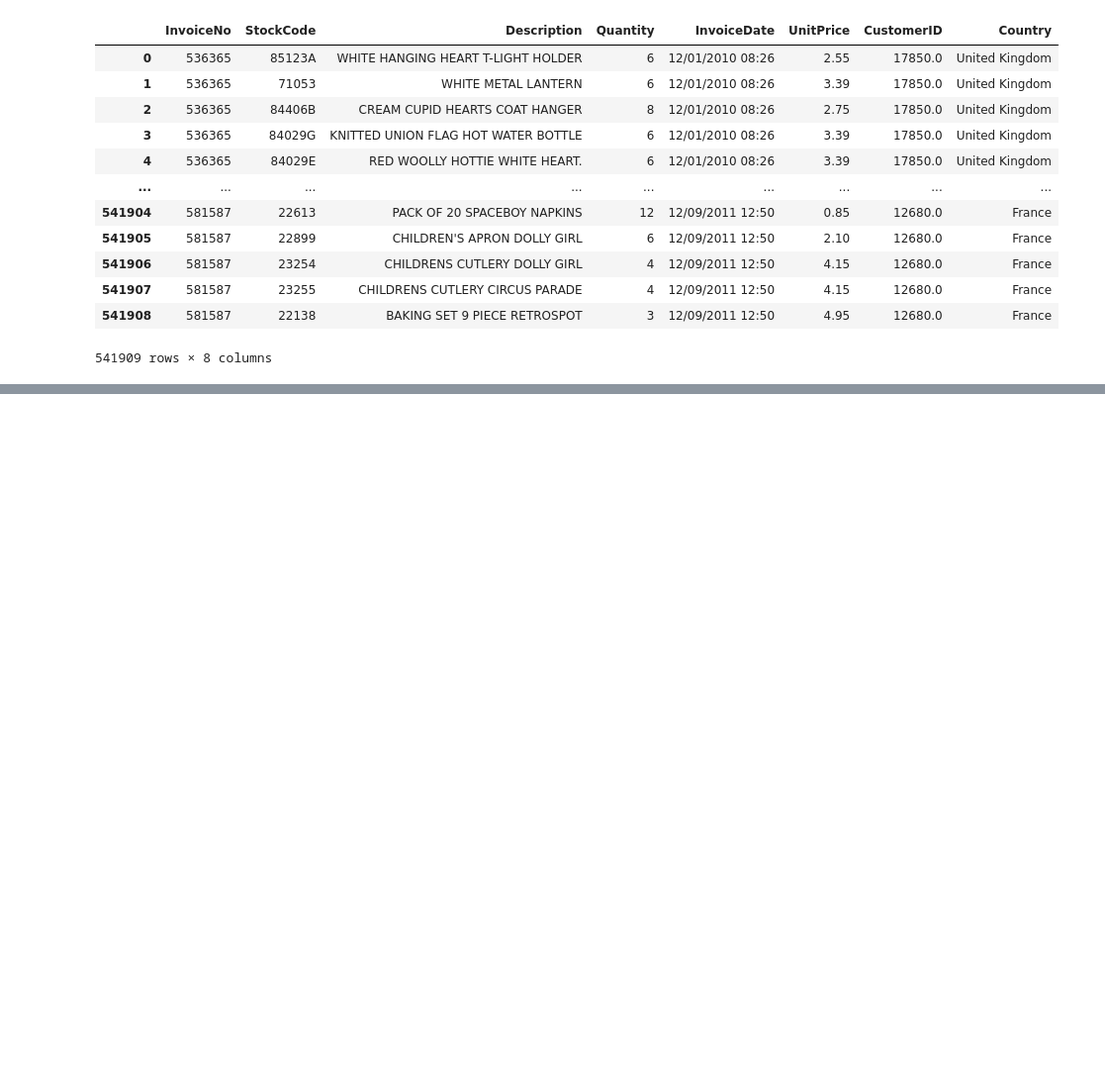
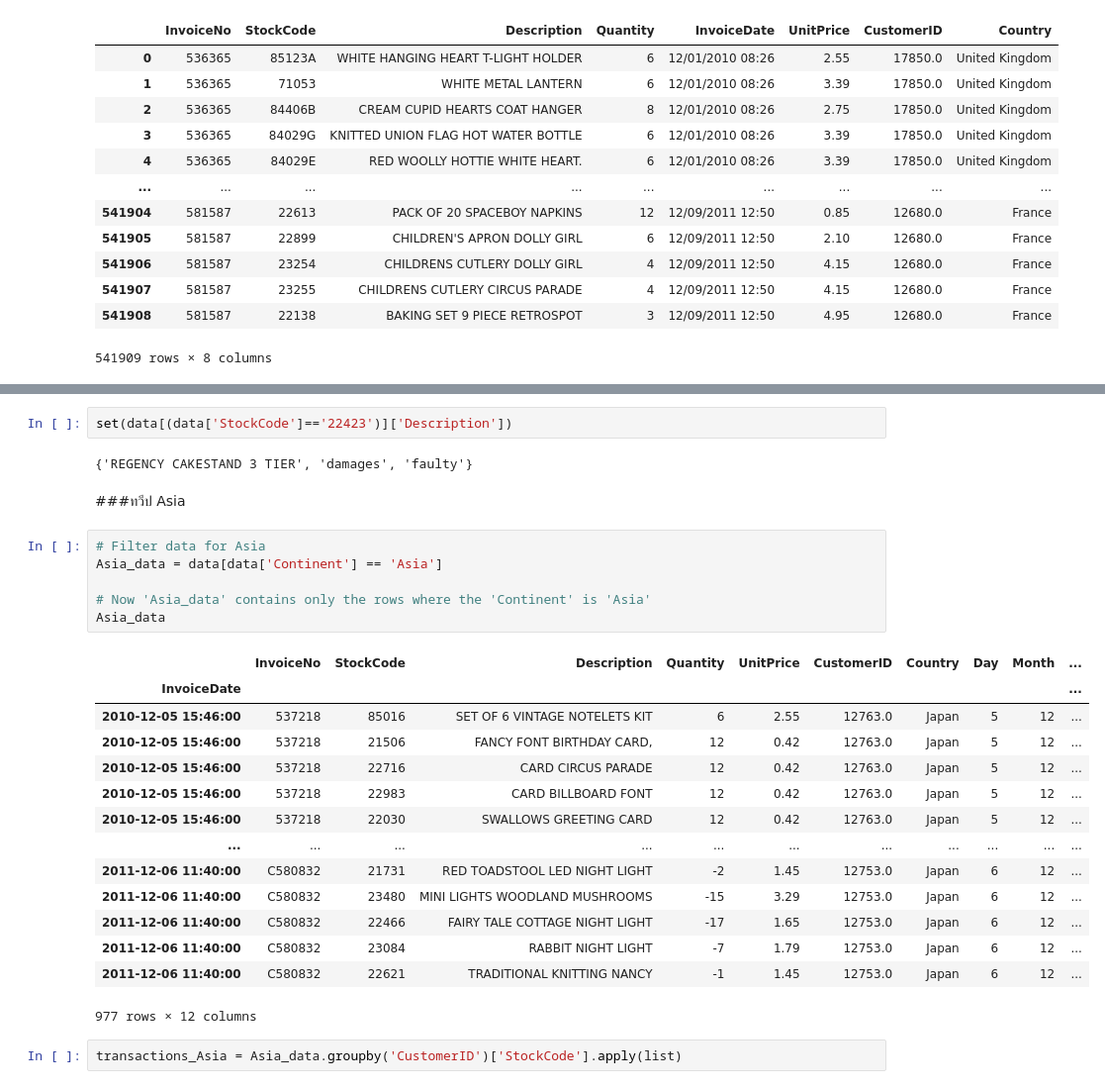
Before and after one commit to Khomkrit007/bsc_dpdm24, a Jupyter notebook: Frequent_Patterns_(Association_Rules).ipynb, the cells around one changed output, grey strips where cells are left out. Shown at 99% size. Cells and saved outputs as stored; diff of their text form; blank space fills up the shorter version.

```diff
--- a/Frequent_Patterns_(Association_Rules).ipynb
+++ b/Frequent_Patterns_(Association_Rules).ipynb
@@ -1034,0 +596,29 @@ finditem('22326', 'POST')
+# %%
+set(data[(data['StockCode']=='22423')]['Description'])
+# %% [output]
+{'REGENCY CAKESTAND 3 TIER', 'damages', 'faulty'}
+# %% [markdown]
+###ทวีป Asia
+# %%
+# Filter data for Asia
+Asia_data = data[data['Continent'] == 'Asia']
+
+# Now 'Asia_data' contains only the rows where the 'Continent' is 'Asia'
+Asia_data
+# %% [output]
+|  | InvoiceNo | StockCode | Description | Quantity | UnitPrice | CustomerID | Country | Day | Month | ... |
+| InvoiceDate |  |  |  |  |  |  |  |  |  | ... |
+| 2010-12-05 15:46:00 | 537218 | 85016 | SET OF 6 VINTAGE NOTELETS KIT | 6 | 2.55 | 12763.0 | Japan | 5 | 12 | ... |
+| 2010-12-05 15:46:00 | 537218 | 21506 | FANCY FONT BIRTHDAY CARD, | 12 | 0.42 | 12763.0 | Japan | 5 | 12 | ... |
+| 2010-12-05 15:46:00 | 537218 | 22716 | CARD CIRCUS PARADE | 12 | 0.42 | 12763.0 | Japan | 5 | 12 | ... |
+| 2010-12-05 15:46:00 | 537218 | 22983 | CARD BILLBOARD FONT | 12 | 0.42 | 12763.0 | Japan | 5 | 12 | ... |
+| 2010-12-05 15:46:00 | 537218 | 22030 | SWALLOWS GREETING CARD | 12 | 0.42 | 12763.0 | Japan | 5 | 12 | ... |
+| ... | ... | ... | ... | ... | ... | ... | ... | ... | ... | ... |
+| 2011-12-06 11:40:00 | C580832 | 21731 | RED TOADSTOOL LED NIGHT LIGHT | -2 | 1.45 | 12753.0 | Japan | 6 | 12 | ... |
+| 2011-12-06 11:40:00 | C580832 | 23480 | MINI LIGHTS WOODLAND MUSHROOMS | -15 | 3.29 | 12753.0 | Japan | 6 | 12 | ... |
+| 2011-12-06 11:40:00 | C580832 | 22466 | FAIRY TALE COTTAGE NIGHT LIGHT | -17 | 1.65 | 12753.0 | Japan | 6 | 12 | ... |
+| 2011-12-06 11:40:00 | C580832 | 23084 | RABBIT NIGHT LIGHT | -7 | 1.79 | 12753.0 | Japan | 6 | 12 | ... |
+| 2011-12-06 11:40:00 | C580832 | 22621 | TRADITIONAL KNITTING NANCY | -1 | 1.45 | 12753.0 | Japan | 6 | 12 | ... |
+977 rows × 12 columns
+# %%
+transactions_Asia = Asia_data.groupby('CustomerID')['StockCode'].apply(list)
```
Also changed, not shown: parts of 179 cells of this notebook.
